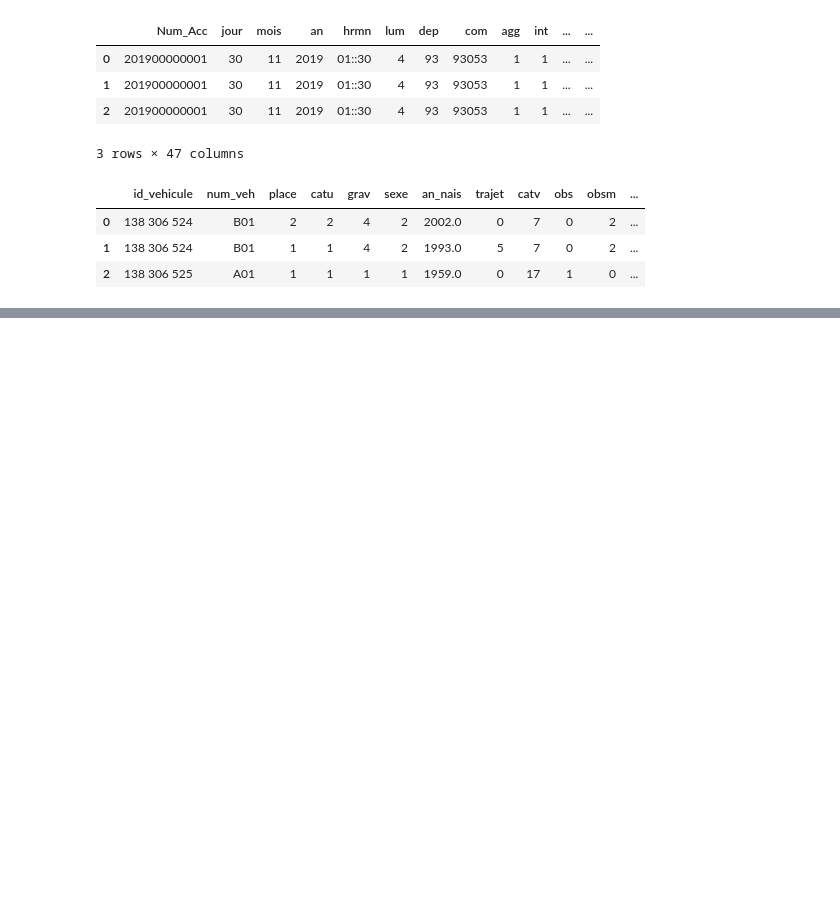
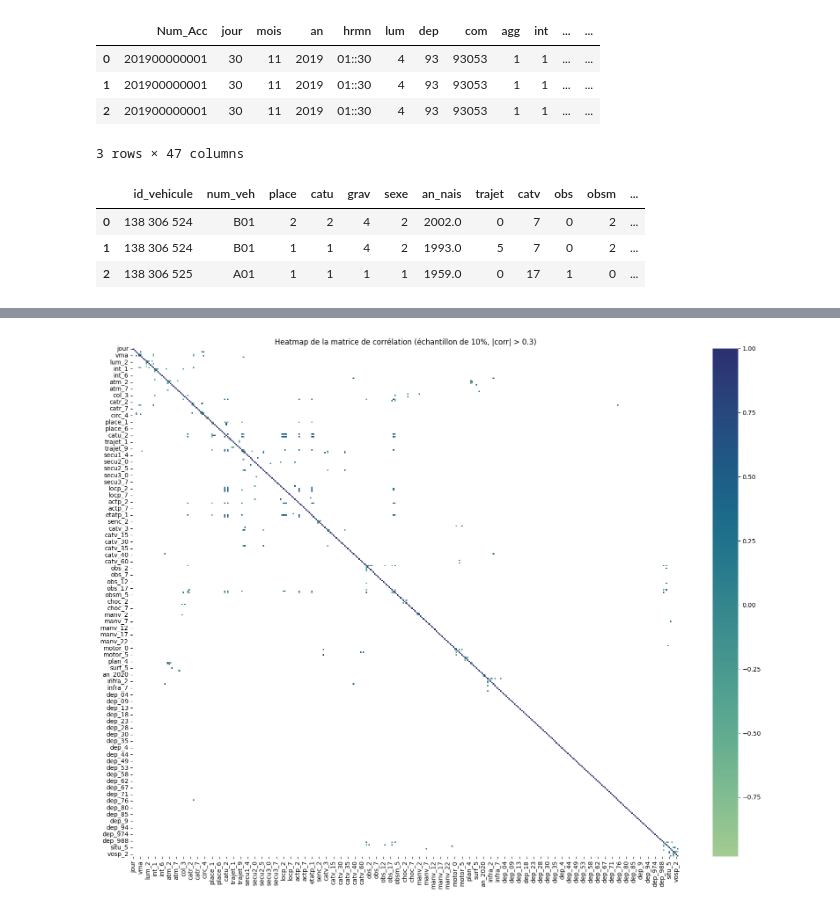
Before and after one commit to remithiney/Projet_Accidentologie, a Jupyter notebook: notebooks/preprocessing.ipynb, the cells around one changed output, grey strips where cells are left out. Drawn from its saved outputs; the diff is of its cells as text; code cells hidden in the pictures; blank space fills up the shorter version.

```diff
--- a/notebooks/preprocessing.ipynb
+++ b/notebooks/preprocessing.ipynb
@@ -539,0 +703,20 @@ else:
+# %%
+final_merged_df = encode_dataframe(final_merged_df)
+# %%
+# Convertir les objects en int64 et supprimer si besoin.
+
+object_columns = final_merged_df.select_dtypes(include=['object']).columns
+print(object_columns)
+print(final_merged_df.shape)
+
+columns_to_convert = list(object_columns)
+
+for column in columns_to_convert:
+    try:
+        final_merged_df[column] = final_merged_df[column].astype('int64')
+    except ValueError:
+        final_merged_df = final_merged_df[pd.to_numeric(final_merged_df[column], errors='coerce').notnull()]
+        final_merged_df[column] = final_merged_df[column].astype('int64')
+
+print(final_merged_df.shape)
+display(final_merged_df.columns)
@@ -539,0 +733,14 @@ else:
+# %%
+
+sampled_df = final_merged_df.sample(frac=0.1, random_state=RANDOM_STATE)
+
+cm = sampled_df.corr()
+
+filtered_cm = cm[cm.abs() > 0.3].dropna(how='all', axis=0).dropna(how='all', axis=1)
+
+plt.figure(figsize=(20, 15))
+sns.heatmap(filtered_cm, annot=False, cmap='crest', center=0)
+plt.title('Heatmap de la matrice de corrélation (échantillon de 10%, |corr| > 0.3)')
+plt.show()
+# %% [output]
+[figure, added]
```
Also changed, not shown: parts of 17 cells of this notebook.
